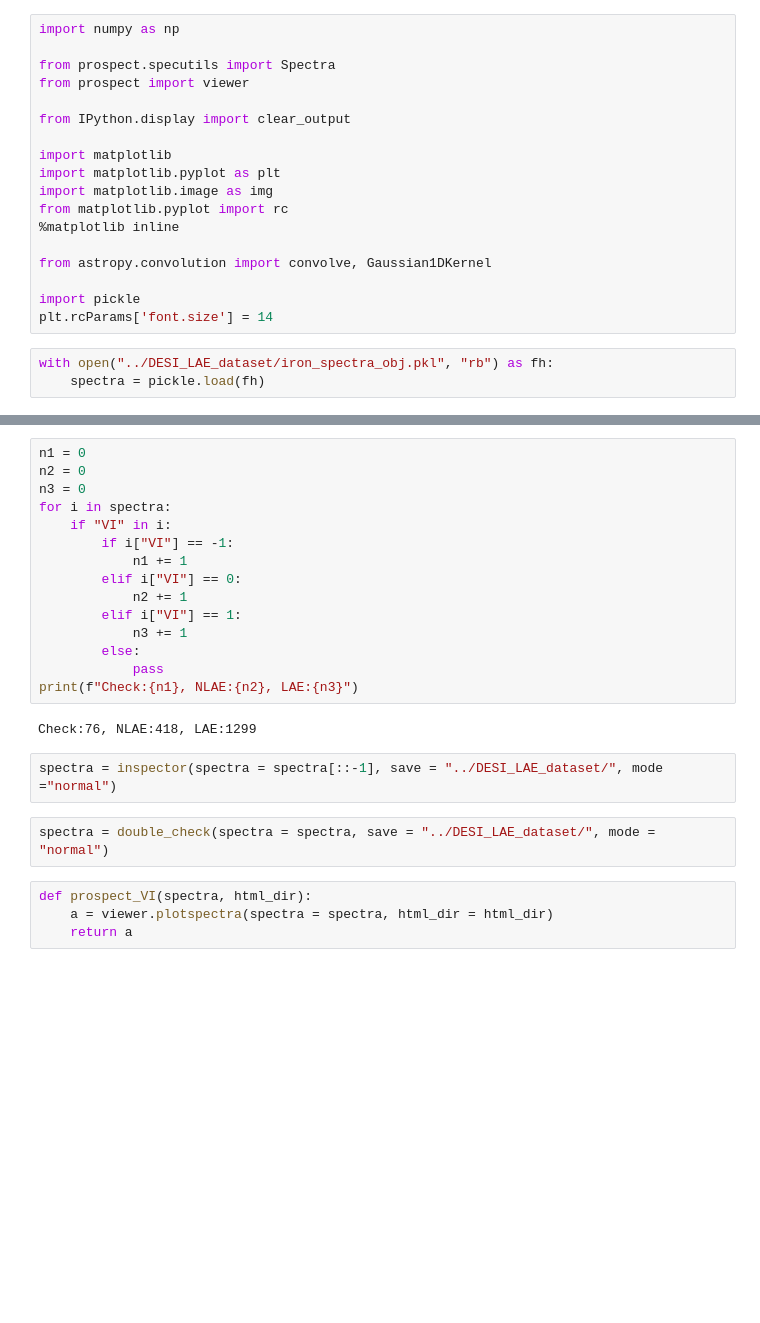
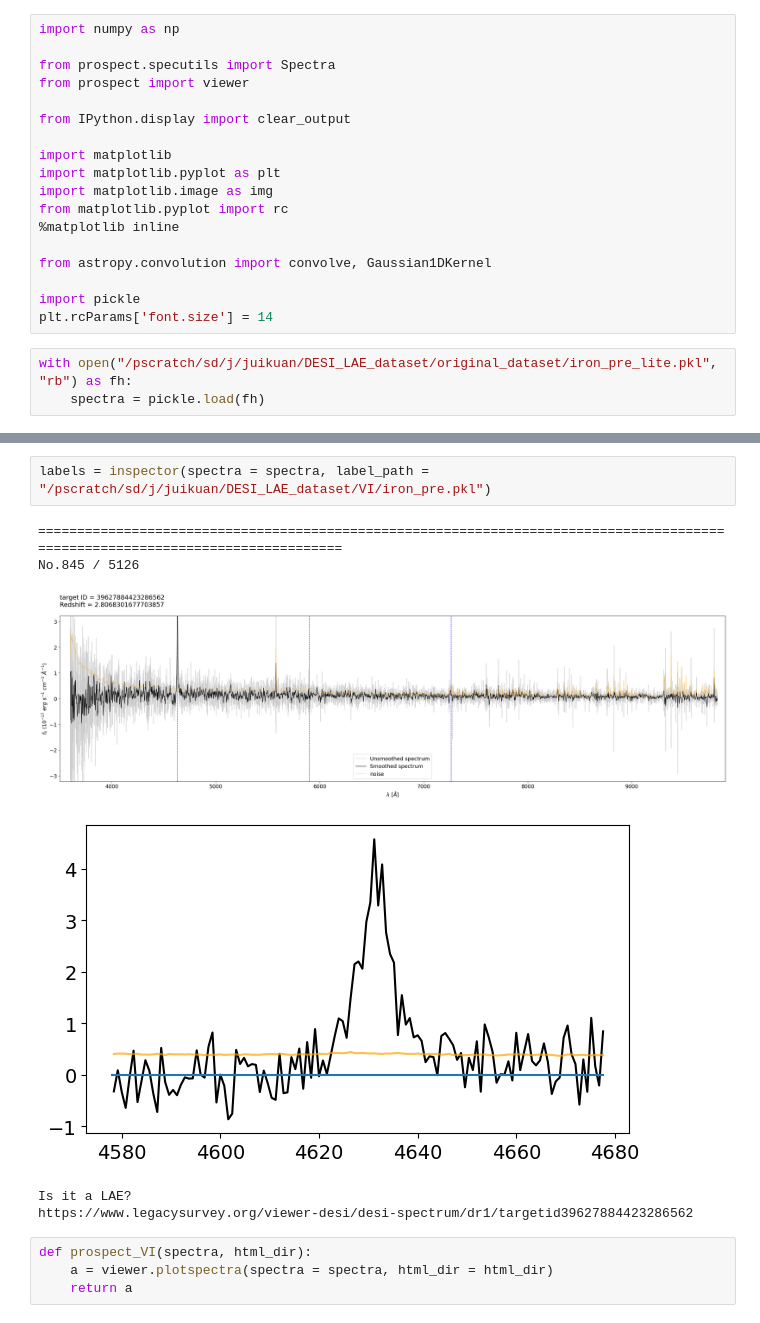
Before and after one commit to zrk-dreamer/DESI_LAE, a Jupyter notebook: Visual_inspection.ipynb, the cells around one changed output, grey strips where cells are left out. Cells and saved outputs as stored; diff of their text form; blank space fills up the shorter version.

Commit message:
take independent files only containing  labels

```diff
--- a/Visual_inspection.ipynb
+++ b/Visual_inspection.ipynb
@@ -17,6 +17,6 @@ from astropy.convolution import convolve, Gaussian1DKernel
 import pickle
 plt.rcParams['font.size'] = 14
 # %%
-with open("../DESI_LAE_dataset/iron_spectra_obj.pkl", "rb") as fh:
+with open("/pscratch/sd/j/juikuan/DESI_LAE_dataset/original_dataset/iron_pre_lite.pkl", "rb") as fh:
     spectra = pickle.load(fh)
 # %%
@@ -291,24 +177,12 @@ def double_check(spectra, save, mode):
-# %%
-n1 = 0
-n2 = 0
-n3 = 0
-for i in spectra:
-    if "VI" in i:
-        if i["VI"] == -1:
-            n1 += 1
-        elif i["VI"] == 0:
-            n2 += 1
-        elif i["VI"] == 1:
-            n3 += 1
-        else:
-            pass
-print(f"Check:{n1}, NLAE:{n2}, LAE:{n3}")
-# %% [output]
-Check:76, NLAE:418, LAE:1299
 # %%
-spectra = inspector(spectra = spectra[::-1], save = "../DESI_LAE_dataset/", mode ="normal")
+labels = inspector(spectra = spectra, label_path = "/pscratch/sd/j/juikuan/DESI_LAE_dataset/VI/iron_pre.pkl")
+# %% [output]
+===============================================================================================================================
+No.845 / 5126
+[figure, added]
+[figure, added]
+Is it a LAE?
+https://www.legacysurvey.org/viewer-desi/desi-spectrum/dr1/targetid39627884423286562
-# %%
-spectra = double_check(spectra = spectra, save = "../DESI_LAE_dataset/", mode = "normal")
 # %%
 def prospect_VI(spectra, html_dir):
     a = viewer.plotspectra(spectra = spectra, html_dir = html_dir)
```
Also changed, not shown: parts of 2 cells of this notebook.
